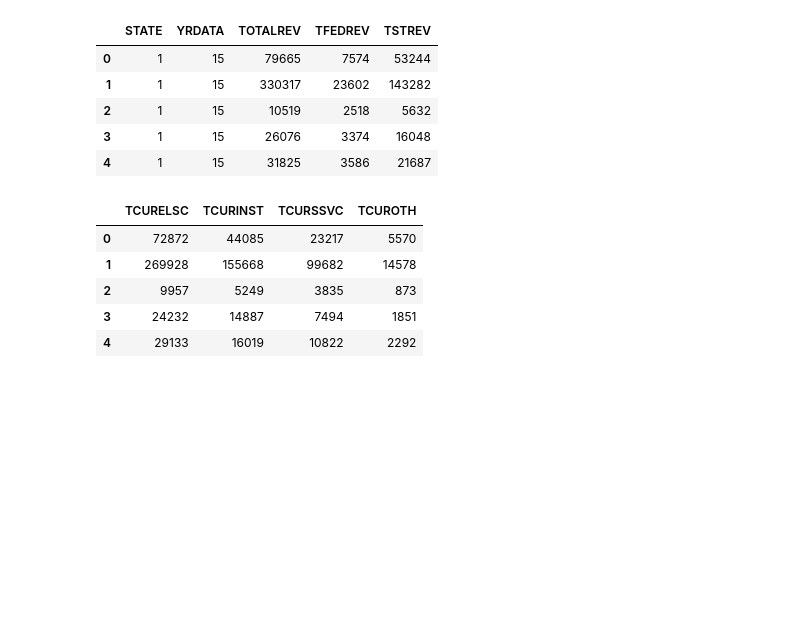
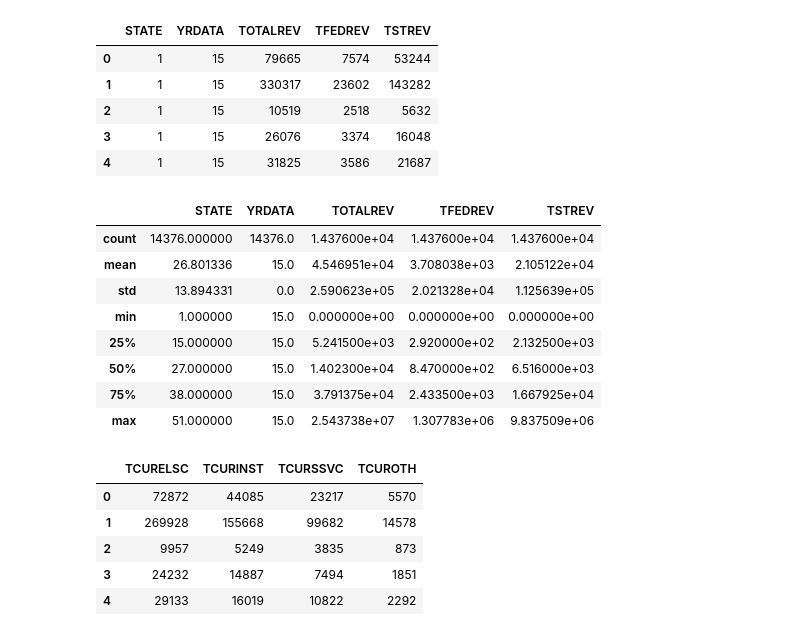
Before and after one commit to kevinliu743/Data-Science-Decal-Fall-2017, a Jupyter notebook: Project 1/Project 1 - School System Finances.ipynb, the cells around one changed output. Cells and saved outputs as stored; diff of their text form; code cells hidden in the pictures; blank space fills up the shorter version.

```diff
--- a/Project 1/Project 1 - School System Finances.ipynb
+++ b/Project 1/Project 1 - School System Finances.ipynb
@@ -87,3 +89,15 @@ useful.head()
 | 2 | 1 | 15 | 10519 | 2518 | 5632 |
 | 3 | 1 | 15 | 26076 | 3374 | 16048 |
 | 4 | 1 | 15 | 31825 | 3586 | 21687 |
+# %%
+clean_useful.describe()
+# %% [output]
+|  | STATE | YRDATA | TOTALREV | TFEDREV | TSTREV |
+| count | 14376.000000 | 14376.0 | 1.437600e+04 | 1.437600e+04 | 1.437600e+04 |
+| mean | 26.801336 | 15.0 | 4.546951e+04 | 3.708038e+03 | 2.105122e+04 |
+| std | 13.894331 | 0.0 | 2.590623e+05 | 2.021328e+04 | 1.125639e+05 |
+| min | 1.000000 | 15.0 | 0.000000e+00 | 0.000000e+00 | 0.000000e+00 |
+| 25% | 15.000000 | 15.0 | 5.241500e+03 | 2.920000e+02 | 2.132500e+03 |
+| 50% | 27.000000 | 15.0 | 1.402300e+04 | 8.470000e+02 | 6.516000e+03 |
+| 75% | 38.000000 | 15.0 | 3.791375e+04 | 2.433500e+03 | 1.667925e+04 |
+| max | 51.000000 | 15.0 | 2.543738e+07 | 1.307783e+06 | 9.837509e+06 |
```
Also changed, not shown: parts of 17 cells of this notebook, 3 other files.
